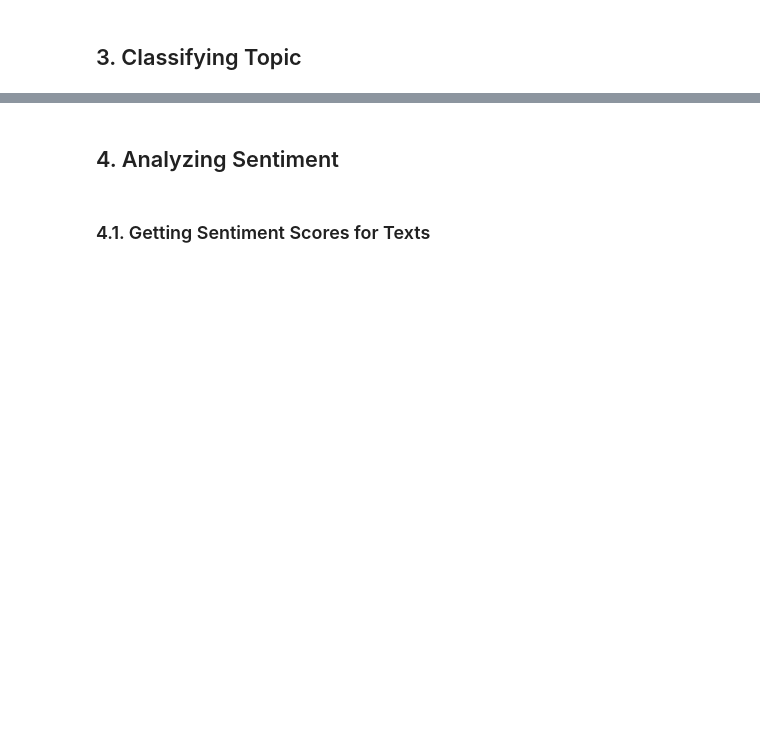
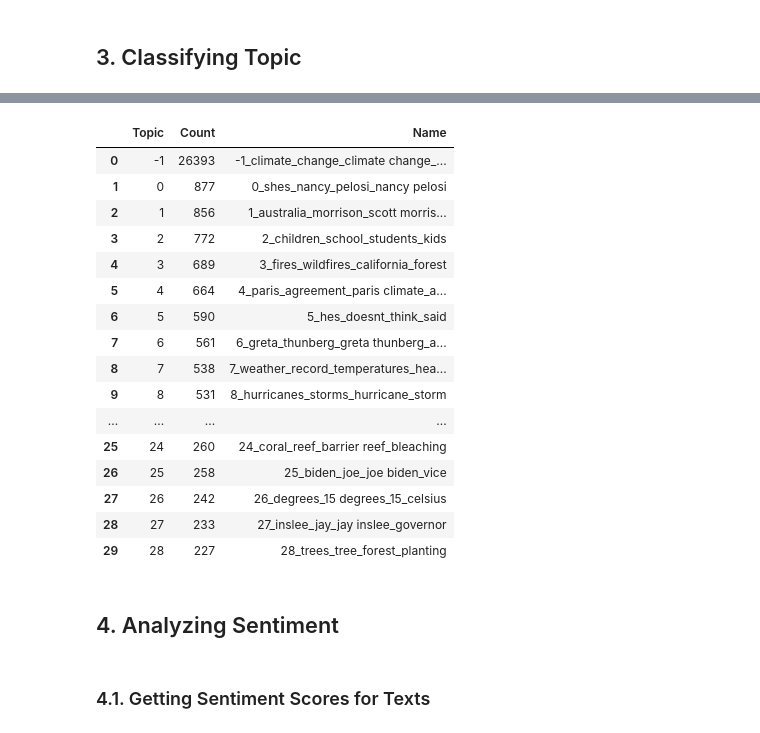
Before and after one commit to Eco-Emotions/climate-change-discourse, a Jupyter notebook: media_topic_sentiment.ipynb, the cells around one changed output, grey strips where cells are left out. Cells and saved outputs as stored; diff of their text form; code cells hidden in the pictures; blank space fills up the shorter version.

Commit message:
modify topic model on media data

```diff
--- a/media_topic_sentiment.ipynb
+++ b/media_topic_sentiment.ipynb
@@ -90,8 +90,8 @@ def text_light_clean(x):
     x = re.sub(r'\s[^\w\s]\s', '', x) #  Remove any punctuation that is surrounded by whitespace characters.
 
     # deleting stop words
-    stop_words = set(stopwords.words('english'))
-    x = ' '.join([word for word in x.split(' ') if word not in stop_words])
+#     stop_words = set(stopwords.words('english'))
+#     x = ' '.join([word for word in x.split(' ') if word not in stop_words])
 
     return x
 # %%
@@ -144,0 +133,26 @@ To disable this warning, you can either:
+# %%
+from bertopic import BERTopic
+from sklearn.feature_extraction.text import CountVectorizer
+import time
+
+start_time = time.time()
+
+# we add this to remove stopwords, for lower volumes of data stopwords can cause issues
+vectorizer_model = CountVectorizer(ngram_range=(1, 2), stop_words="english")
+
+doc = media.clean_text.tolist()
+
+topic_model = BERTopic(
+    min_topic_size=30,
+    vectorizer_model=vectorizer_model,
+    language='english', calculate_probabilities=True,
+    low_memory=True,
+    verbose=True
+)
+
+topics, probs = topic_model.fit_transform(doc)
+
+end_time = time.time()
+time_taken_seconds = end_time - start_time
+time_taken_minutes = time_taken_seconds / 60
+print(f"Time taken: {time_taken_minutes:.2f} minutes")
@@ -144,0 +200,21 @@ To disable this warning, you can either:
+# %%
+# min_topic_size=30
+topic_model.get_topic_info().head(30)
+# %% [output]
+|  | Topic | Count | Name |
+| 0 | -1 | 26393 | -1_climate_change_climate change_... |
+| 1 | 0 | 877 | 0_shes_nancy_pelosi_nancy pelosi |
+| 2 | 1 | 856 | 1_australia_morrison_scott morris... |
+| 3 | 2 | 772 | 2_children_school_students_kids |
+| 4 | 3 | 689 | 3_fires_wildfires_california_forest |
+| 5 | 4 | 664 | 4_paris_agreement_paris climate_a... |
+| 6 | 5 | 590 | 5_hes_doesnt_think_said |
+| 7 | 6 | 561 | 6_greta_thunberg_greta thunberg_a... |
+| 8 | 7 | 538 | 7_weather_record_temperatures_hea... |
+| 9 | 8 | 531 | 8_hurricanes_storms_hurricane_storm |
+| ... | ... | ... | ... |
+| 25 | 24 | 260 | 24_coral_reef_barrier reef_bleaching |
+| 26 | 25 | 258 | 25_biden_joe_joe biden_vice |
+| 27 | 26 | 242 | 26_degrees_15 degrees_15_celsius |
+| 28 | 27 | 233 | 27_inslee_jay_jay inslee_governor |
+| 29 | 28 | 227 | 28_trees_tree_forest_planting |
```
Also changed, not shown: parts of 21 cells of this notebook, 2 other files.
